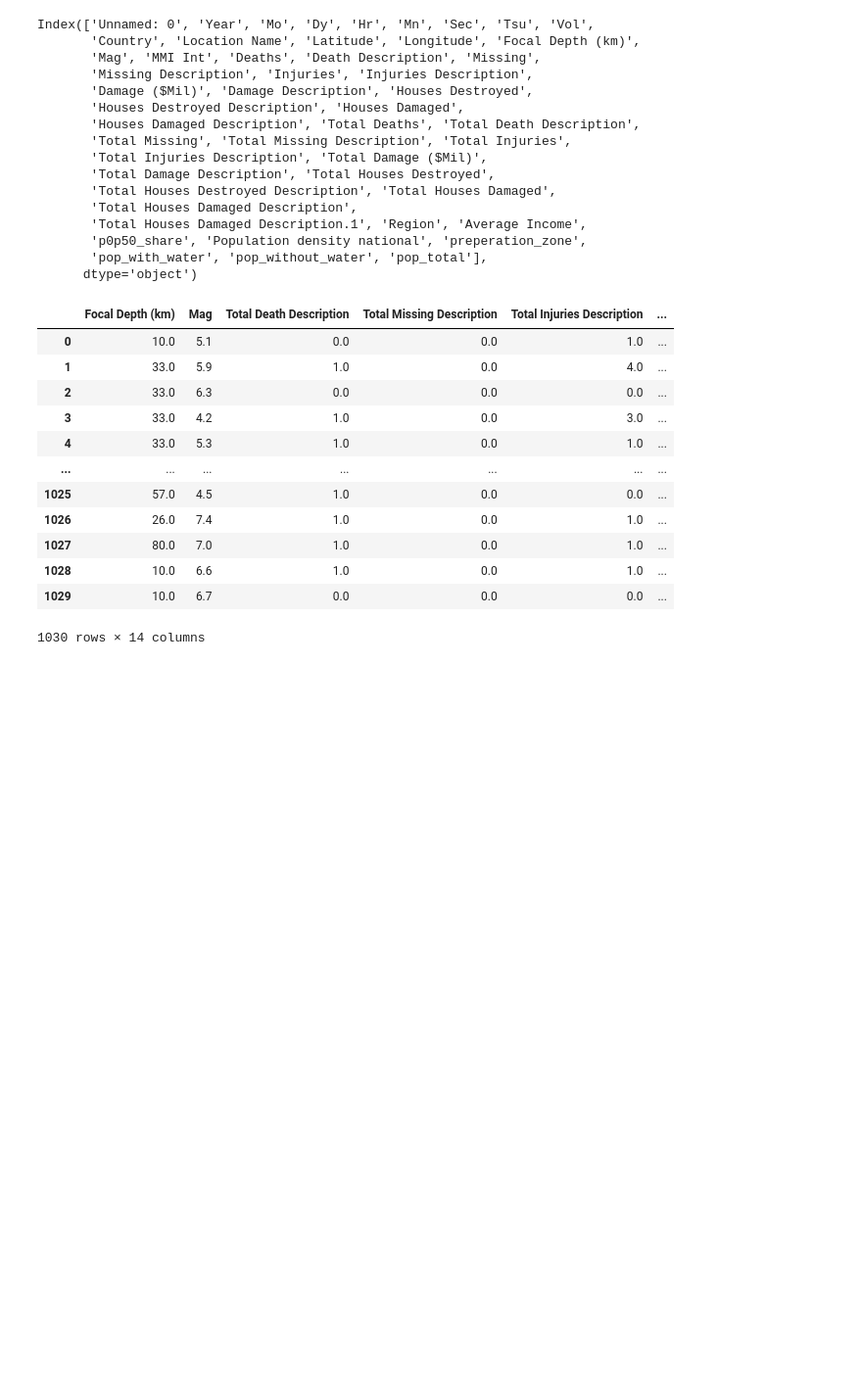
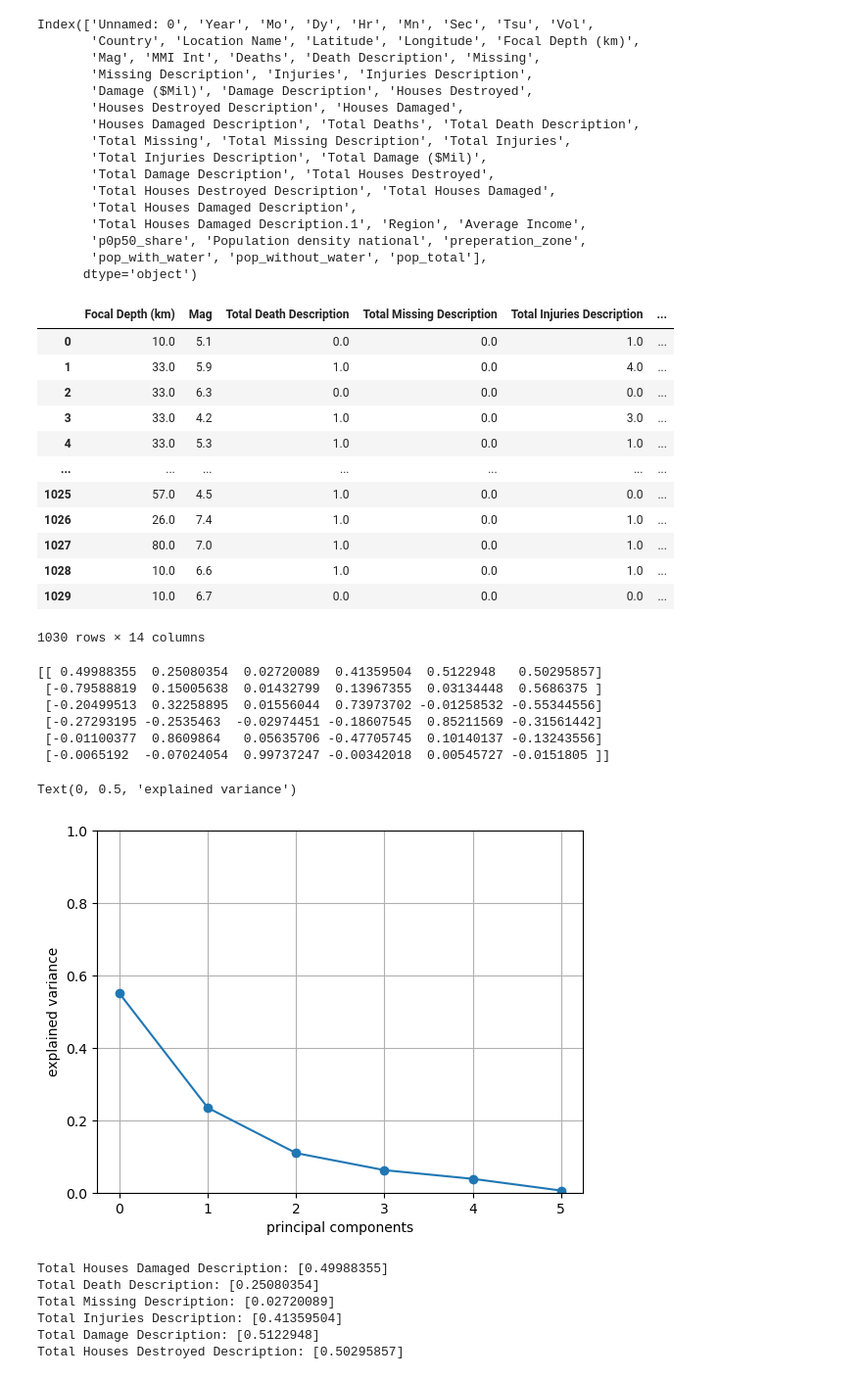
Before and after one commit to Awesomo1/Earthquake-Project, a Jupyter notebook: visulisations.ipynb, the cells around one changed output. Shown at 98% size. Cells and saved outputs as stored; diff of their text form; code cells hidden in the pictures; blank space fills up the shorter version.

```diff
--- a/visulisations.ipynb
+++ b/visulisations.ipynb
@@ -103,0 +120,17 @@ foo
+# %%
+pca = decomp.PCA(n_components=6).fit(data_red)
+print(pca.components_)
+plt.plot(pca.explained_variance_ratio_, marker='o')
+plt.grid()
+plt.ylim(0,1)
+plt.xlabel('principal components')
+plt.ylabel('explained variance')
+# %% [output]
+[[ 0.49988355  0.25080354  0.02720089  0.41359504  0.5122948   0.50295857]
+ [-0.79588819  0.15005638  0.01432799  0.13967355  0.03134448  0.5686375 ]
+ [-0.20499513  0.32258895  0.01556044  0.73973702 -0.01258532 -0.55344556]
+ [-0.27293195 -0.2535463  -0.02974451 -0.18607545  0.85211569 -0.31561442]
+ [-0.01100377  0.8609864   0.05635706 -0.47705745  0.10140137 -0.13243556]
+ [-0.0065192  -0.07024054  0.99737247 -0.00342018  0.00545727 -0.0151805 ]]
+Text(0, 0.5, 'explained variance')
+[figure, added]
@@ -103,0 +141,10 @@ foo
+# %%
+for i, col in enumerate(red_cols):
+    print(f'{col}: {pca.components_[:,i]}')
+# %% [output]
+Total Houses Damaged Description: [0.49988355]
+Total Death Description: [0.25080354]
+Total Missing Description: [0.02720089]
+Total Injuries Description: [0.41359504]
+Total Damage Description: [0.5122948]
+Total Houses Destroyed Description: [0.50295857]
```
Also changed, not shown: parts of 19 cells of this notebook, 2 other files.
